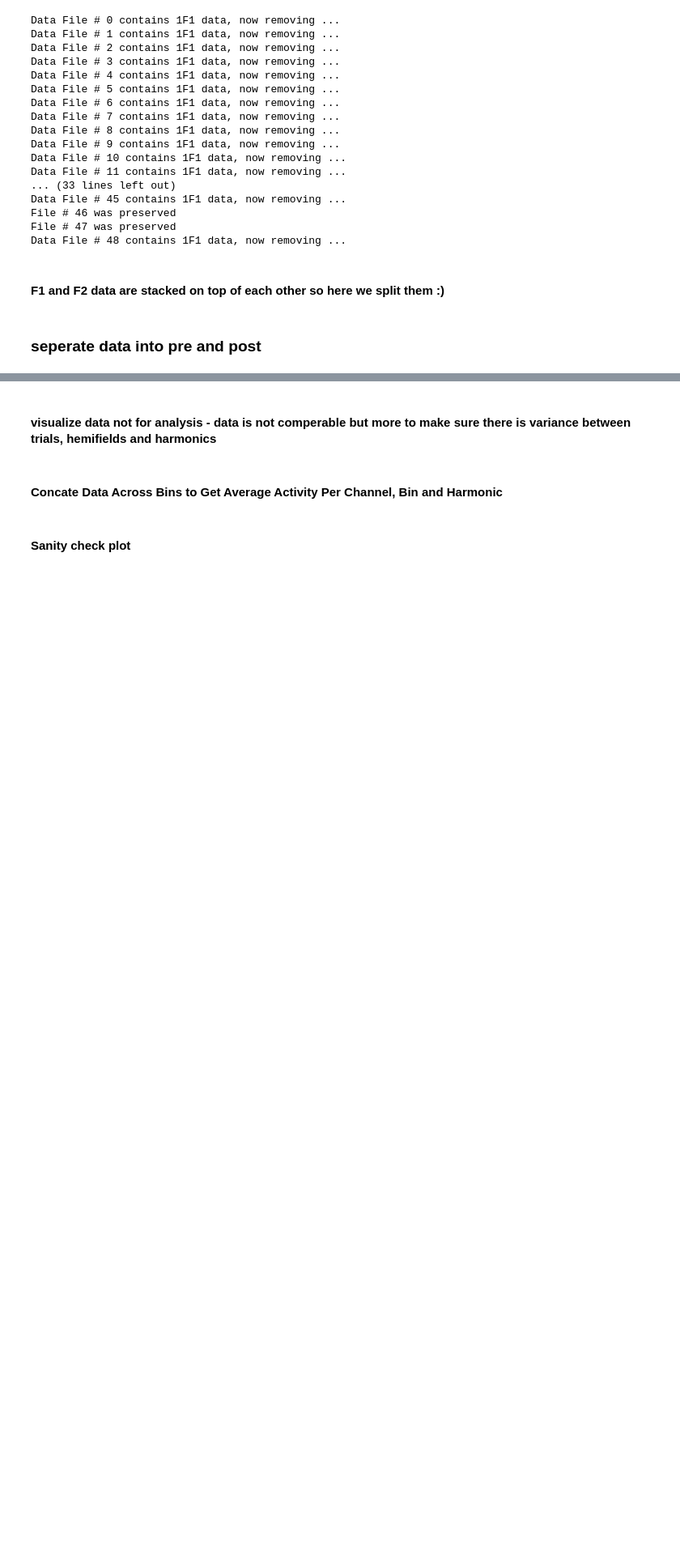
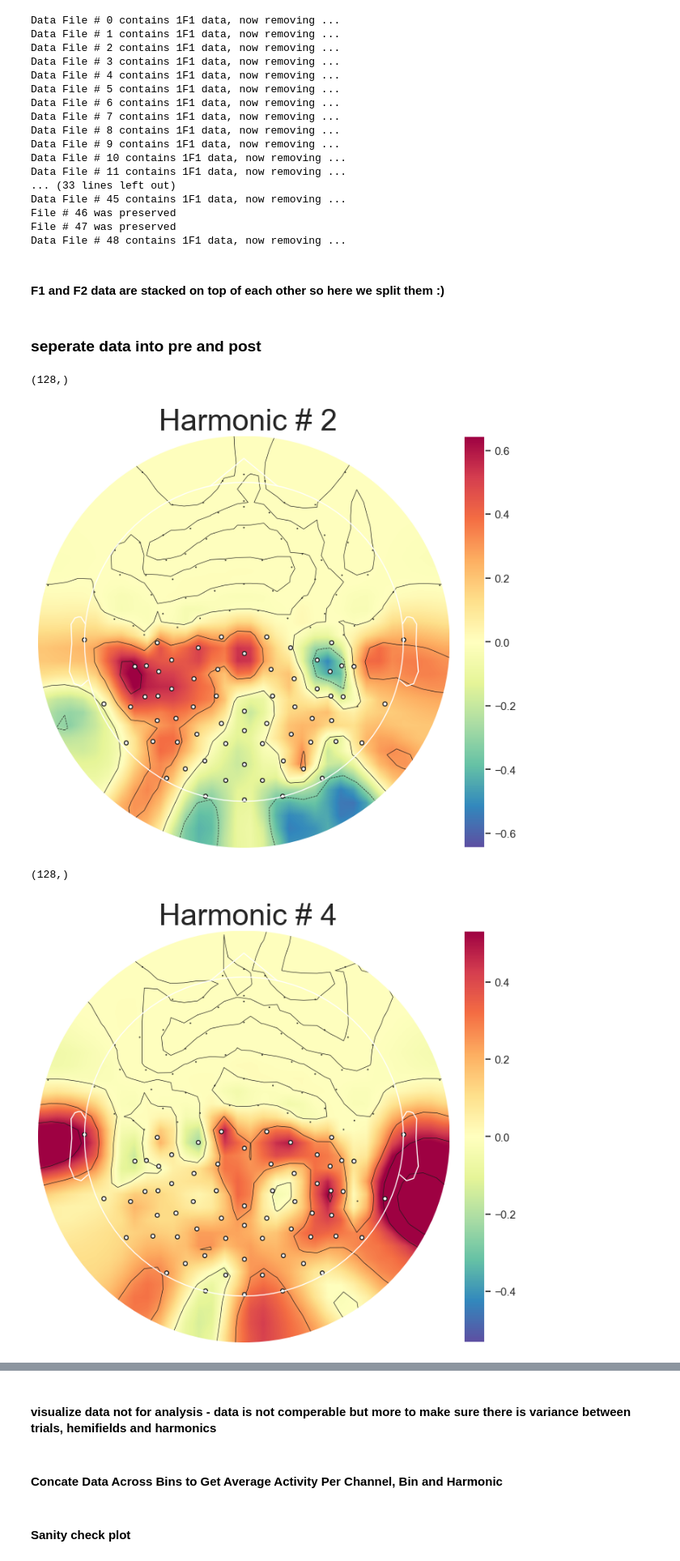
Before and after one commit to PatriciaNL/LTP_analysis, a Jupyter notebook: PythonScripts/ProcessingPipeline/ImportMatnSort_Condition1.ipynb, the cells around one changed output, grey strips where cells are left out. Shown at 81% size. Drawn from its saved outputs; the diff is of its cells as text; code cells hidden in the pictures; blank space fills up the shorter version.

```diff
--- a/PythonScripts/ProcessingPipeline/ImportMatnSort_Condition1.ipynb
+++ b/PythonScripts/ProcessingPipeline/ImportMatnSort_Condition1.ipynb
@@ -101,6 +101,9 @@ Channels to be visualized: [ 30  36  40  41  44  45  46  48  49  50  51  52  53
 chanList = np.arange(0,Dims[0,1],1)
 ocm = np.zeros_like((chanList))
 ocm[VisChans] = True # set good chans to true
+
+ocm_chans = ocm.astype(bool)
+print(ocm_chans)
 # %% [markdown]
 #### Combine Real and Imaginary Components of data
 # %%
@@ -241,0 +236,28 @@ for s in range(s_iters):
+# %%
+bda_f2 = {}
+bbd_f2 = {}
+bpp_f2 = {}
+
+for s in range(s_iters):
+    #print(f'now sorting data file # {s}')
+    bda_f2[s], bbd_f2[s], bpp_f2[s] = DataSort(xF2HemiBins, sIn = s)
+# %%
+for i in range(NumHarms):
+    fig, axes = plt.subplots(nrows=1, ncols=1, figsize=(8, 10),gridspec_kw=dict(height_ratios=[3]))
+    axes.set_title(f' Harmonic # {(i+1)*2}', fontsize = 30)
+    axes.axis('off')
+
+    dataIn = np.array(bda_f2[0][0][i,:]) # plot data per bin
+    print(dataIn.shape)
+    # hashtag below to plot all channel activity
+    dataIn[~ocm_chans] = 0 # want to index good channels only and set the rest channels to 0 value
+    im,_ = plot_topomap(dataIn, info,mask = ocm, axes = axes, show =False,cmap = 'Spectral_r', res = 32, contours = 4)
+    divider = make_axes_locatable(axes)
+    cax = divider.append_axes('right', size='5%', pad=0.2)
+    cbar = plt.colorbar(im, cax=cax)
+    plt.show()
+# %% [output]
+(128,)
+[figure, added]
+(128,)
+[figure, added]
```
Also changed, not shown: parts of 6 cells of this notebook.
